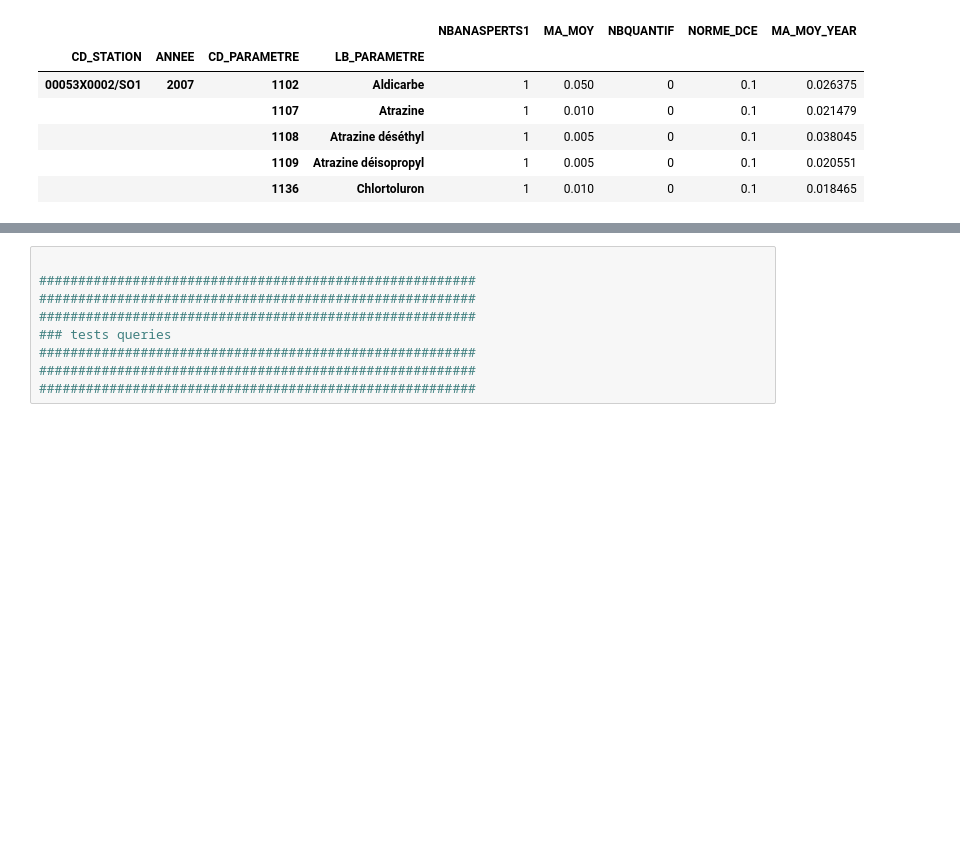
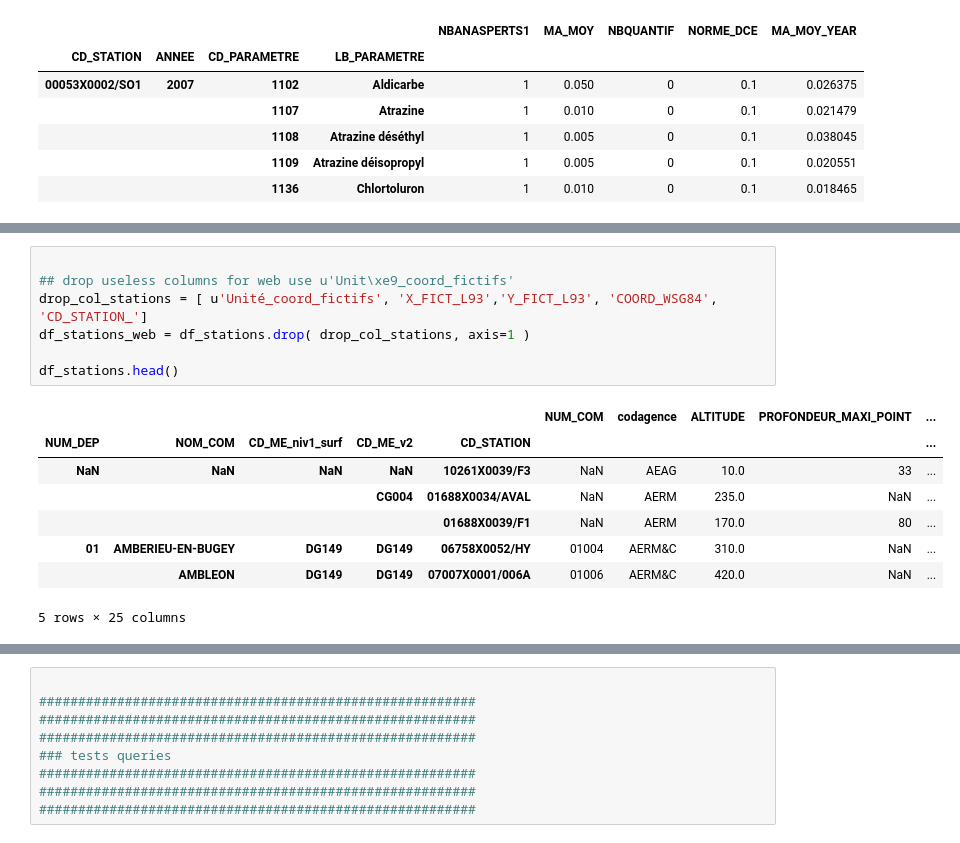
Before and after one commit to JulienParis/hydroviz, a Jupyter notebook: pesticides_analysis_03.ipynb, the cells around one changed output, grey strips where cells are left out. Saved outputs shown, nothing was run; the diff lists cells and outputs as text; blank space fills up the shorter version.

Commit message:
new csv for web server in data/stats_web + stations_web.geojson in data/cart_web

```diff
--- a/pesticides_analysis_03.ipynb
+++ b/pesticides_analysis_03.ipynb
@@ -1578,0 +1814,16 @@ df_MA.head()
+# %%
+
+## drop useless columns for web use u'Unit\xe9_coord_fictifs'
+drop_col_stations = [ u'Unité_coord_fictifs', 'X_FICT_L93','Y_FICT_L93', 'COORD_WSG84', 'CD_STATION_']
+df_stations_web = df_stations.drop( drop_col_stations, axis=1 )
+
+df_stations.head()
+# %% [output]
+|  |  |  |  |  | NUM_COM | codagence | ALTITUDE | PROFONDEUR_MAXI_POINT | ... |
+| NUM_DEP | NOM_COM | CD_ME_niv1_surf | CD_ME_v2 | CD_STATION |  |  |  |  | ... |
+| NaN | NaN | NaN | NaN | 10261X0039/F3 | NaN | AEAG | 10.0 | 33 | ... |
+|  |  |  | CG004 | 01688X0034/AVAL | NaN | AERM | 235.0 | NaN | ... |
+|  |  |  |  | 01688X0039/F1 | NaN | AERM | 170.0 | 80 | ... |
+| 01 | AMBERIEU-EN-BUGEY | DG149 | DG149 | 06758X0052/HY | 01004 | AERM&C | 310.0 | NaN | ... |
+|  | AMBLEON | DG149 | DG149 | 07007X0001/006A | 01006 | AERM&C | 420.0 | NaN | ... |
+5 rows × 25 columns
```
Also changed, not shown: parts of 53 cells of this notebook, 8 other files.
